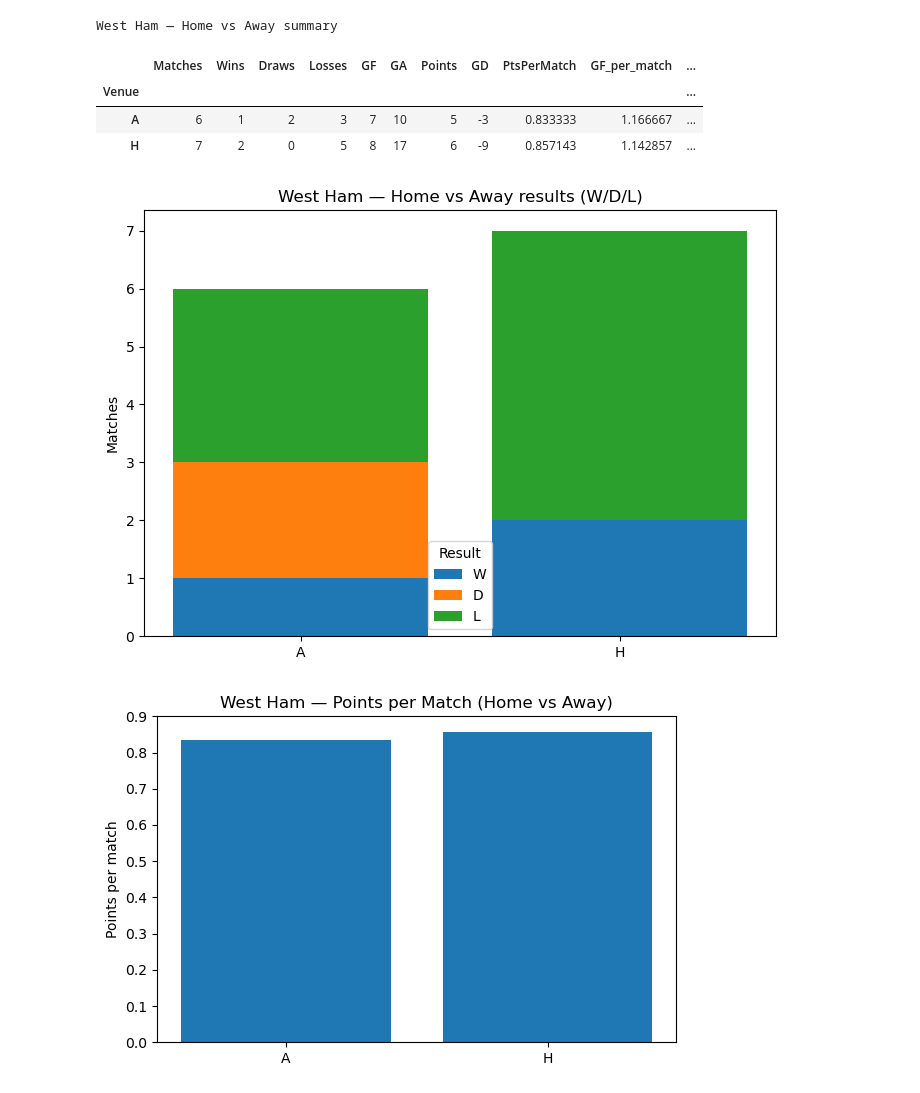
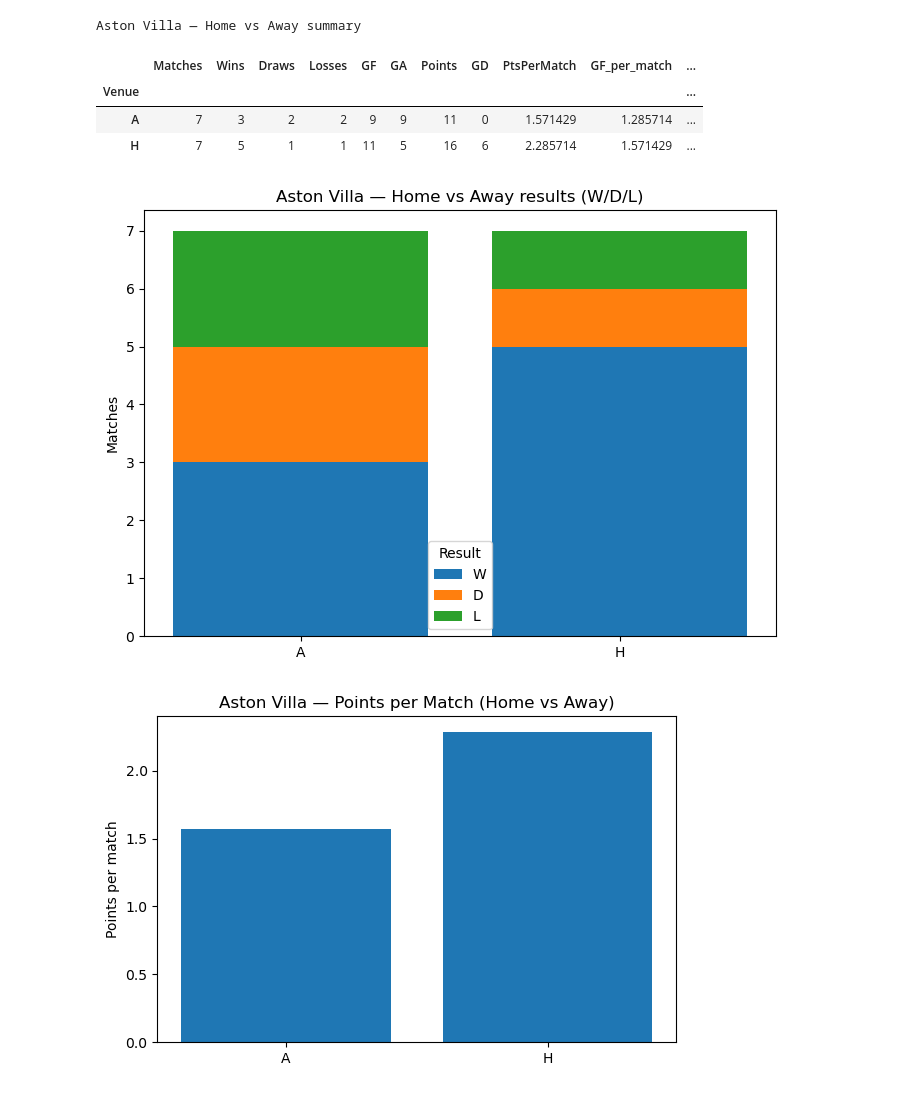
Before and after one commit to schrodingerscat69/Arsenal, a Jupyter notebook: Arsenal-data.ipynb, the cells around one changed output. Drawn from its saved outputs; the diff is of its cells as text; code cells hidden in the pictures.

```diff
--- a/Arsenal-data.ipynb
+++ b/Arsenal-data.ipynb
@@ -573,36 +574,36 @@ def plot_home_away_form(team_name: str):
           .unstack(fill_value=0)[["W", "D", "L"]]
     )
 
     venues = wdl.index.tolist()   # typically ['H', 'A']
     x = np.arange(len(venues))
 
     plt.figure(figsize=(7, 5))
     bottom = np.zeros(len(venues))
     for res_label in ["W", "D", "L"]:
         vals = wdl[res_label].values
         plt.bar(x, vals, bottom=bottom, label=res_label)
         bottom += vals
 
     plt.xticks(x, venues)
     plt.ylabel("Matches")
     plt.title(f"{team_name} — Home vs Away results (W/D/L)")
     plt.legend(title="Result")
     plt.tight_layout()
     plt.show()
 
     # ---- 2) Bar plot: points per match home vs away ----
     plt.figure(figsize=(6, 4))
     plt.bar(summary.index, summary["PtsPerMatch"])
     plt.ylabel("Points per match")
     plt.title(f"{team_name} — Points per Match (Home vs Away)")
     plt.tight_layout()
     plt.show()
-plot_home_away_form("West Ham")
+plot_home_away_form("Aston Villa")
 # %% [output]
-West Ham — Home vs Away summary
+Aston Villa — Home vs Away summary
 |  | Matches | Wins | Draws | Losses | GF | GA | Points | GD | PtsPerMatch | GF_per_match | ... |
 | Venue |  |  |  |  |  |  |  |  |  |  | ... |
-| A | 6 | 1 | 2 | 3 | 7 | 10 | 5 | -3 | 0.833333 | 1.166667 | ... |
-| H | 7 | 2 | 0 | 5 | 8 | 17 | 6 | -9 | 0.857143 | 1.142857 | ... |
+| A | 7 | 3 | 2 | 2 | 9 | 9 | 11 | 0 | 1.571429 | 1.285714 | ... |
+| H | 7 | 5 | 1 | 1 | 11 | 5 | 16 | 6 | 2.285714 | 1.571429 | ... |
-[figure, old version]
+[figure, new version]
-[figure, old version]
+[figure, new version]
```
Also changed, not shown: parts of 16 cells of this notebook.
